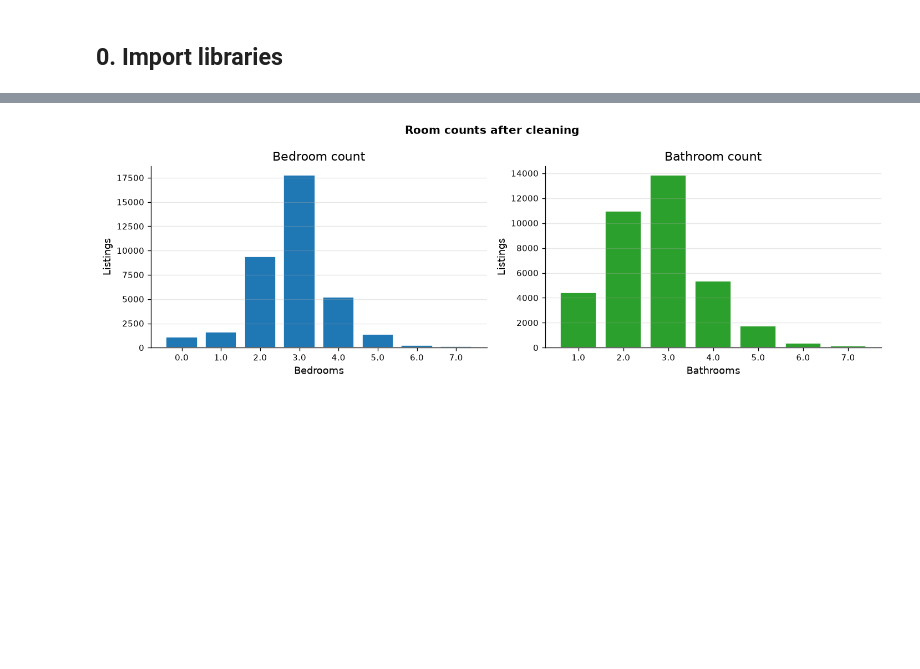
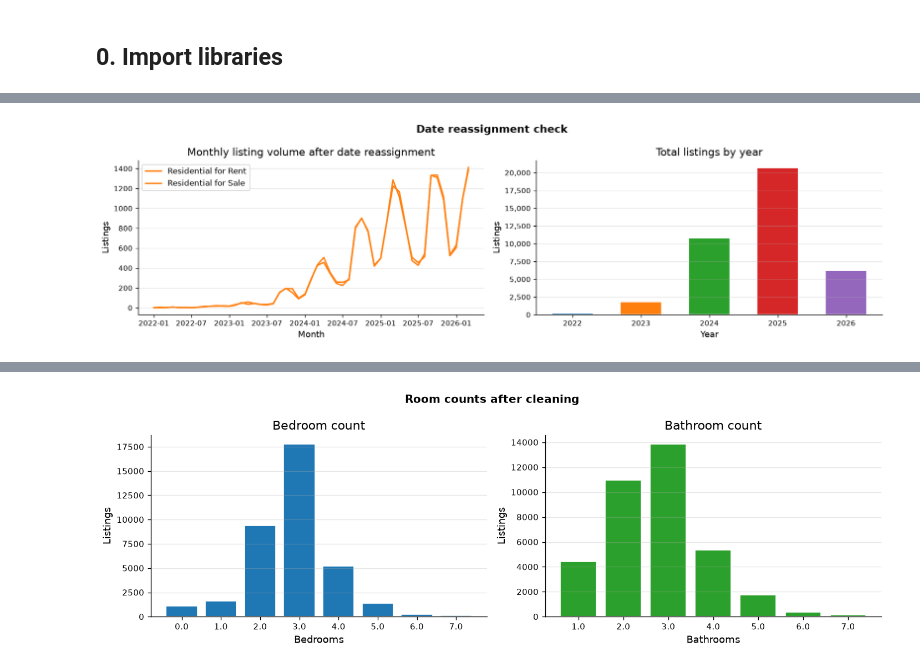
Before and after one commit to MohammedAhmed-01/Egypt_Real_Estate_Data_Analysis_2026, a Jupyter notebook: Notebooks/01_cleaning.ipynb, the cells around one changed output, grey strips where cells are left out. Saved outputs shown, nothing was run; the diff lists cells and outputs as text; code cells hidden in the pictures; blank space fills up the shorter version.

```diff
--- a/Notebooks/01_cleaning.ipynb
+++ b/Notebooks/01_cleaning.ipynb
@@ -511,0 +355,40 @@ Bathroom values: [1.0, 2.0, 3.0, 4.0, 5.0, 6.0, 7.0]
+# %%
+# Step 6: plot the result to make sure the distribution looks reasonable
+fig, axes = plt.subplots(1, 2, figsize=(14, 4))
+
+# line chart: monthly volume by listing type
+monthly = (
+    df.groupby([df["listed_date"].dt.to_period("M"), "offering_type"])
+      .size()
+      .reset_index(name="count")
+)
+monthly["period"] = monthly["listed_date"].dt.to_timestamp()
+
+for ot, grp in monthly.groupby("offering_type"):
+    clr = BUY_CLR if ot == "Buy" else RENT_CLR
+    axes[0].plot(grp["period"], grp["count"], label=ot, color=clr, linewidth=1.8)
+
+axes[0].set_title("Monthly listing volume after date reassignment")
+axes[0].set_xlabel("Month")
+axes[0].set_ylabel("Listings")
+axes[0].legend()
+axes[0].grid(axis="y", alpha=0.3)
+
+# bar chart: total listings per year
+year_counts = df["listed_date"].dt.year.value_counts().sort_index()
+bar_colors  = [palette[i] for i in range(len(year_counts))]
+
+axes[1].bar(year_counts.index.astype(str), year_counts.values,
+            color=bar_colors, edgecolor="white", width=0.6)
+axes[1].set_title("Total listings by year")
+axes[1].set_xlabel("Year")
+axes[1].set_ylabel("Listings")
+axes[1].yaxis.set_major_formatter(mticker.FuncFormatter(lambda x, _: f"{x:,.0f}"))
+axes[1].grid(axis="y", alpha=0.3)
+
+plt.suptitle("Date reassignment check", fontsize=13, fontweight="bold")
+plt.tight_layout()
+plt.savefig(os.path.join(PLOTS_DIR, "date_redistribution_validation.png"), dpi=150, bbox_inches="tight")
+plt.show()
+# %% [output]
+[figure, added]
```
Also changed, not shown: parts of 95 cells of this notebook, 35 other files.
